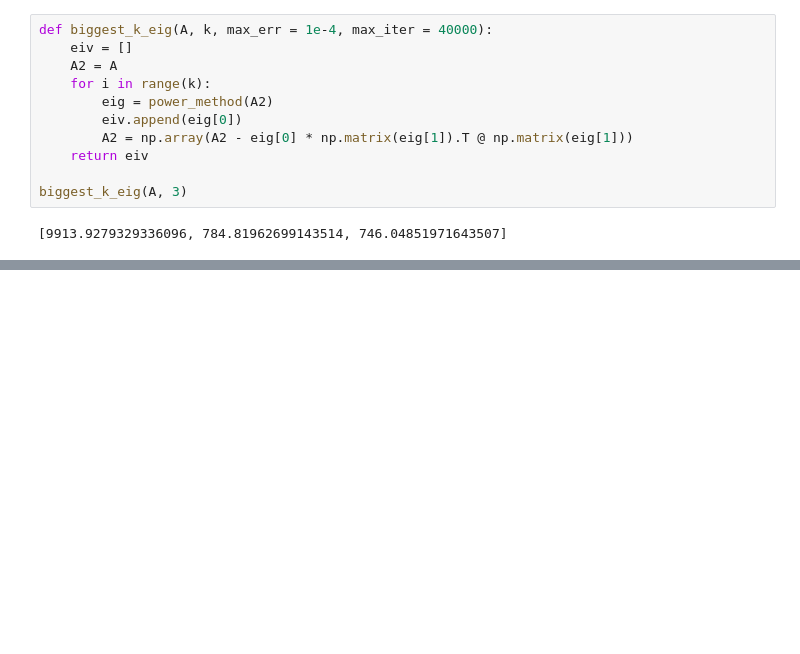
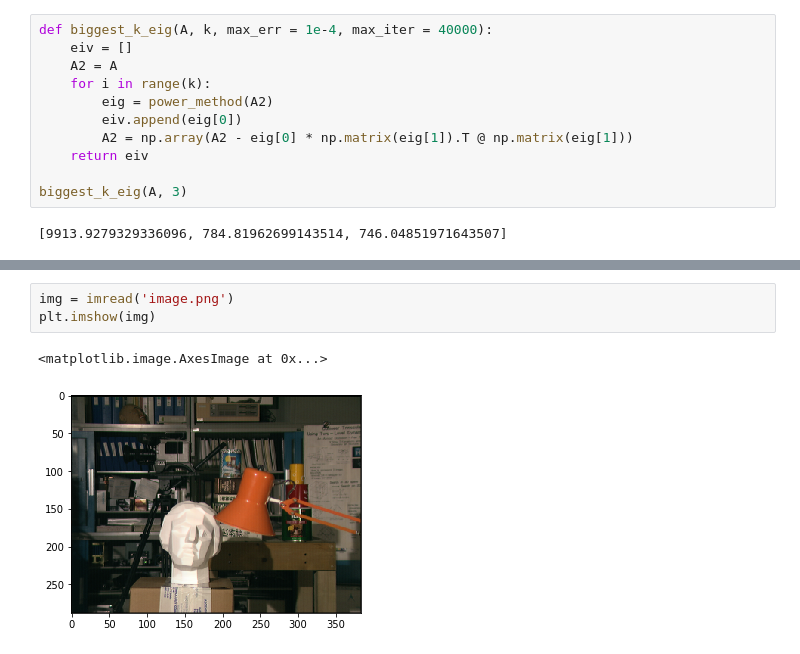
Before and after one commit to nottu/nottu-notes, a Jupyter notebook: MachineLearning/tarea1_jperalta.ipynb, the cells around one changed output, grey strips where cells are left out. Drawn from its saved outputs; the diff is of its cells as text; blank space fills up the shorter version.

```diff
--- a/MachineLearning/tarea1_jperalta.ipynb
+++ b/MachineLearning/tarea1_jperalta.ipynb
@@ -151,0 +213,6 @@ biggest_k_eig(A, 3)
+# %%
+img = imread('image.png')
+plt.imshow(img)
+# %% [output]
+<matplotlib.image.AxesImage at 0x...>
+[figure, added]
```
Also changed, not shown: parts of 15 cells of this notebook.
